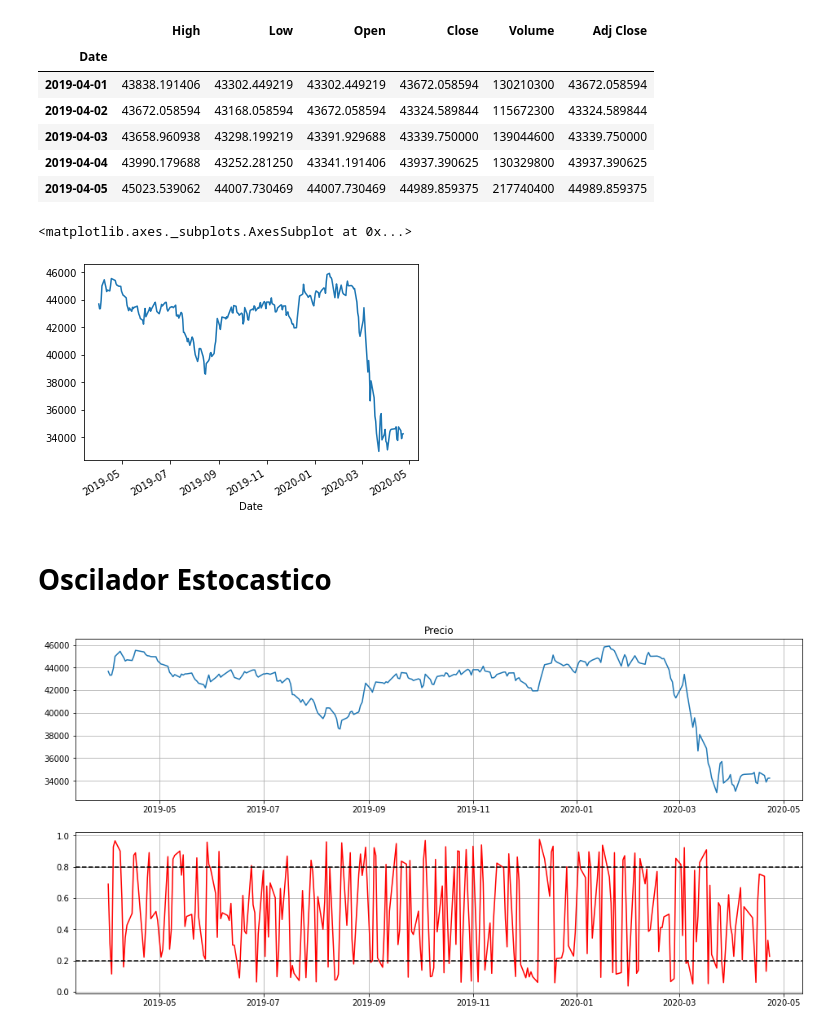
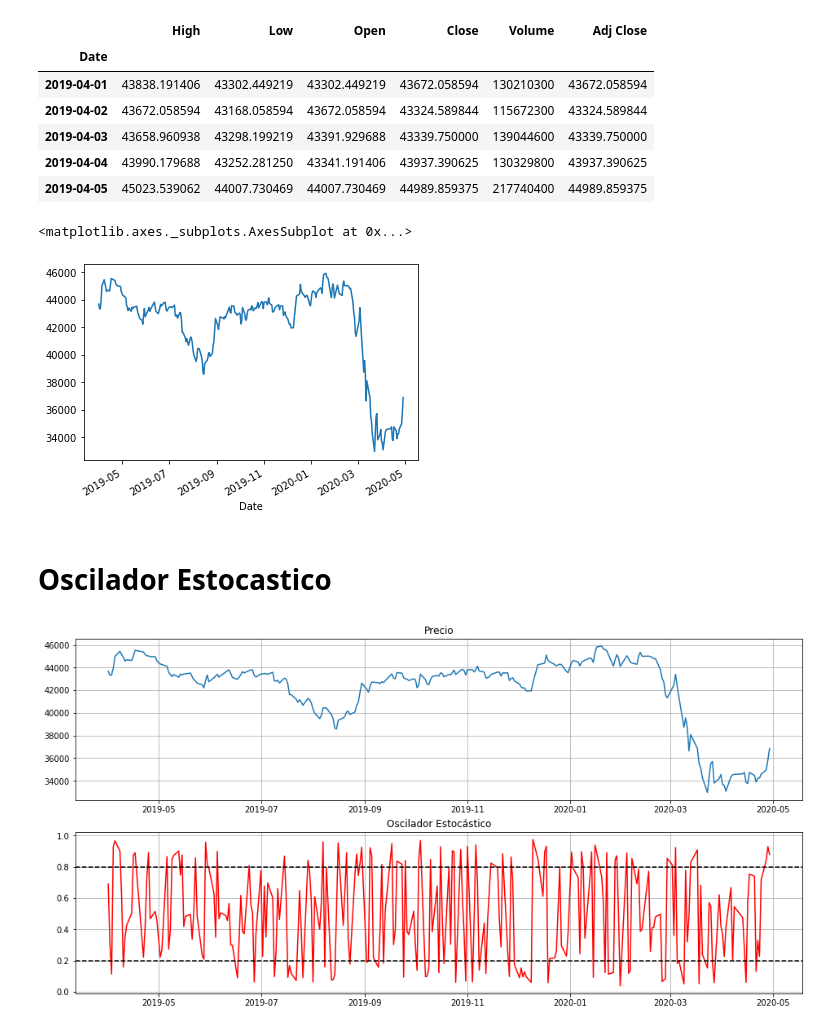
Before and after one commit to rodoren/Analisis-Tecnico, a Jupyter notebook: OsciladorEstocastico.ipynb, the cells around one changed output. Drawn from its saved outputs; the diff is of its cells as text; code cells hidden in the pictures.

```diff
--- a/OsciladorEstocastico.ipynb
+++ b/OsciladorEstocastico.ipynb
@@ -9,7 +9,7 @@ import numpy as np
 import datetime as date
 import matplotlib.pyplot as plt
 # %%
-enddate = date.datetime(2020,4,23)
+enddate = date.datetime(2020,4,29)
 startdate = date.datetime(2019,4,1)
 tick = '^MXX'
 ipc = pdr.get_data_yahoo(tick, start = startdate, end = enddate)
@@ -28,7 +30,7 @@ ipc.head()
 ipc.Close.plot()
 # %% [output]
 <matplotlib.axes._subplots.AxesSubplot at 0x...>
-[figure, old version]
+[figure, new version]
 # %% [markdown]
 # Oscilador Estocastico
 # %%
@@ -43,17 +45,18 @@ df = df[['Close', 'SOk']]
 # %%
 fig = plt.figure(figsize = (16,8))
 ax1 = plt.subplot(211)
 plt.plot(df.Close)
 plt.grid(True)
 plt.title('Precio')
 ax2 = plt.subplot(212, sharex=ax1)
 plt.plot(df.SOk, color = 'r')
 plt.axhline(y=0.8, color = 'k', linestyle = '--')
 plt.axhline(y=0.2, color = 'k', linestyle = '--')
+plt.title('Oscilador Estocástico')
 plt.grid(True)
 plt.show()
 # %% [output]
-[figure, old version]
+[figure, new version]
 # %%
 def STO(df, nK, nD, nS=1):
     SOk = pd.Series((df['Close'] - df['Low'].rolling(nK).min())/(df['High'].rolling(nK).max() - df['Low'].rolling(nK).min()), name = 'SOk'+str(nK) )
```
Also changed, not shown: parts of 8 cells of this notebook.
